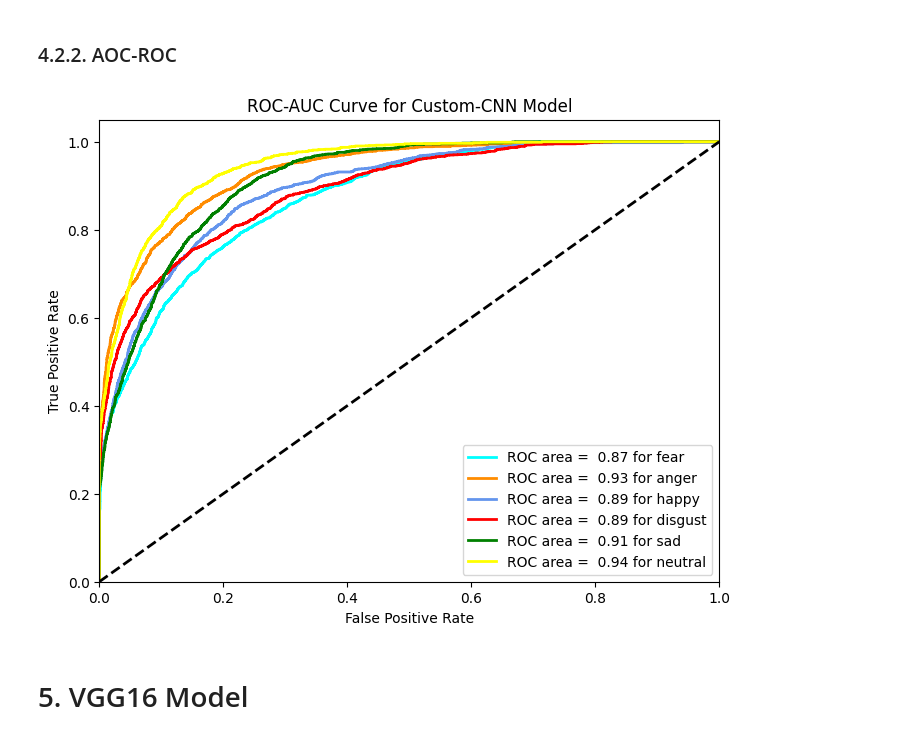
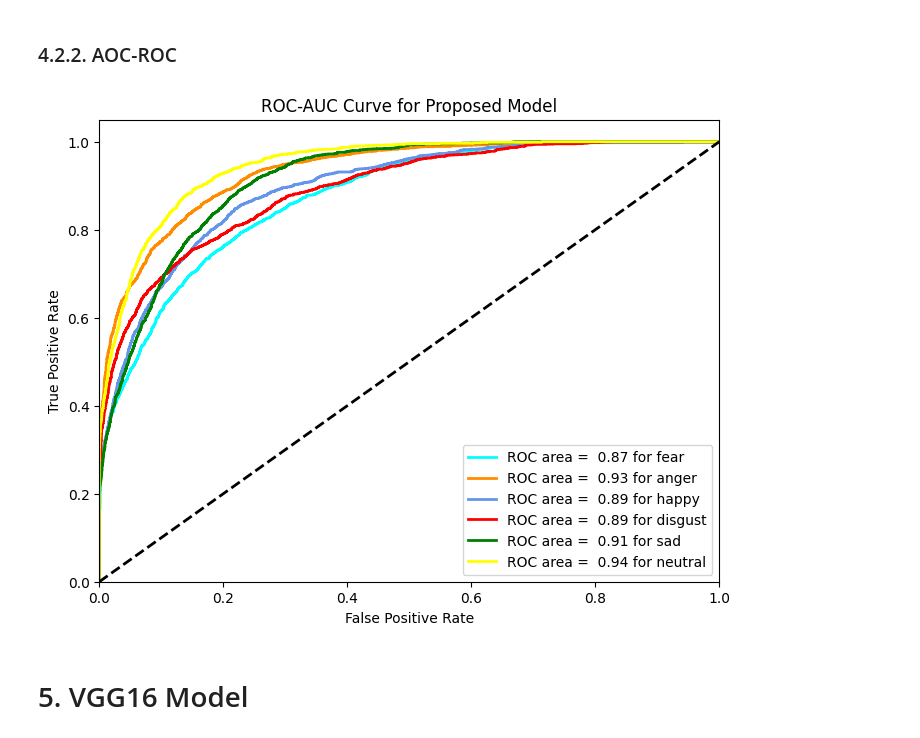
Before and after one commit to S4M0707/speech-emotion-recognition, a Jupyter notebook: speech-emotion-notebook.ipynb, the cells around one changed output. Drawn from its saved outputs; the diff is of its cells as text; code cells hidden in the pictures.

```diff
--- a/speech-emotion-notebook.ipynb
+++ b/speech-emotion-notebook.ipynb
@@ -845,9 +854,9 @@ plot_confusion_matrix(cm, classes = list(emotion_class.items()), normalize=False
 # %% [markdown]
 ### 4.2.2. AOC-ROC
 # %%
-auc_roc_plot(y_true, y_pred_prob, 'Custom-CNN')
+auc_roc_plot(y_true, y_pred_prob, 'Proposed')
 # %% [output]
-[figure, old version]
+[figure, new version]
 # %% [markdown]
 # 5. VGG16 Model
 # %%
```
Also changed, not shown: parts of 22 cells of this notebook.
